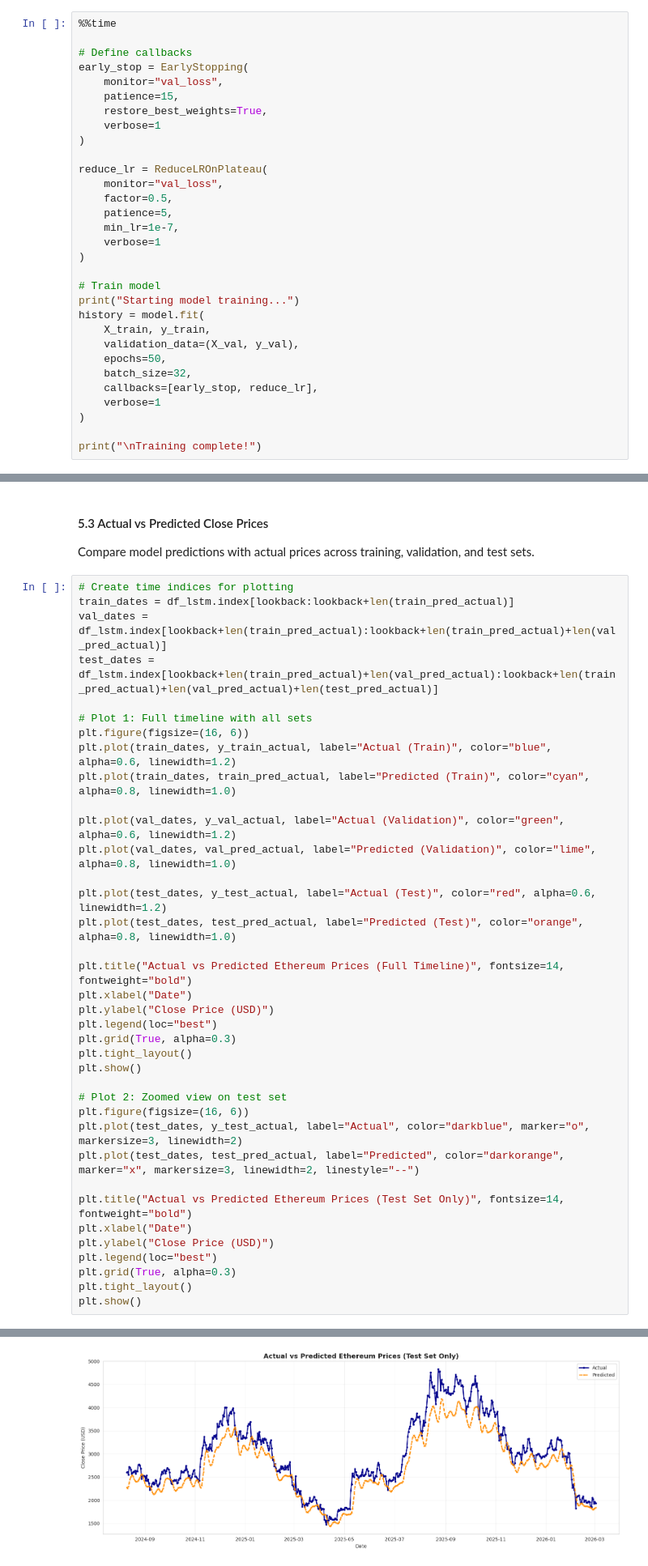
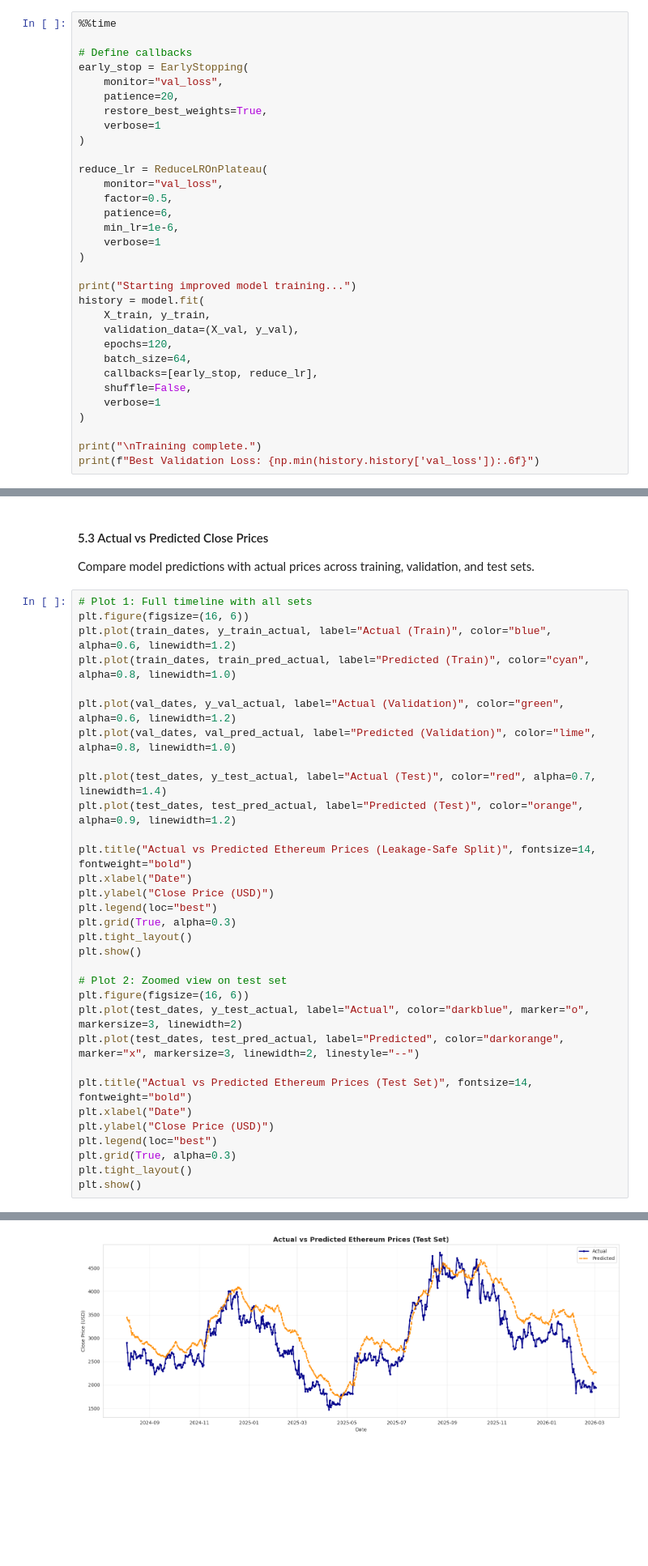
Before and after one commit to santiago-cruzlopez/WLV-MSc-AI, a Jupyter notebook: 02_Deep_Machine_Learning/W8_Final Assessment/Santiago_Cruz_2584023_Ethereum.ipynb, the cells around one changed output, grey strips where cells are left out. Shown at 81% size. Drawn from its saved outputs; the diff is of its cells as text; blank space fills up the shorter version.

```diff
--- a/02_Deep_Machine_Learning/W8_Final Assessment/Santiago_Cruz_2584023_Ethereum.ipynb
+++ b/02_Deep_Machine_Learning/W8_Final Assessment/Santiago_Cruz_2584023_Ethereum.ipynb
@@ -642,7 +607,7 @@ Train the LSTM model with early stopping and learning rate reduction callbacks t
 # Define callbacks
 early_stop = EarlyStopping(
     monitor="val_loss",
-    patience=15,
+    patience=20,
     restore_best_weights=True,
     verbose=1
 )
@@ -650,21 +615,22 @@ early_stop = EarlyStopping(
 reduce_lr = ReduceLROnPlateau(
     monitor="val_loss",
     factor=0.5,
-    patience=5,
-    min_lr=1e-7,
+    patience=6,
+    min_lr=1e-6,
     verbose=1
 )
 
-# Train model
-print("Starting model training...")
+print("Starting improved model training...")
 history = model.fit(
     X_train, y_train,
     validation_data=(X_val, y_val),
-    epochs=50,
-    batch_size=32,
+    epochs=120,
+    batch_size=64,
     callbacks=[early_stop, reduce_lr],
+    shuffle=False,
     verbose=1
 )
 
-print("\nTraining complete!")
+print("\nTraining complete.")
+print(f"Best Validation Loss: {np.min(history.history['val_loss']):.6f}")
 # %% [output]
@@ -773,11 +732,6 @@ Test predictions: 570
 
 Compare model predictions with actual prices across training, validation, and test sets.
 # %%
-# Create time indices for plotting
-train_dates = df_lstm.index[lookback:lookback+len(train_pred_actual)]
-val_dates = df_lstm.index[lookback+len(train_pred_actual):lookback+len(train_pred_actual)+len(val_pred_actual)]
-test_dates = df_lstm.index[lookback+len(train_pred_actual)+len(val_pred_actual):lookback+len(train_pred_actual)+len(val_pred_actual)+len(test_pred_actual)]
-
 # Plot 1: Full timeline with all sets
 plt.figure(figsize=(16, 6))
 plt.plot(train_dates, y_train_actual, label="Actual (Train)", color="blue", alpha=0.6, linewidth=1.2)
@@ -786,10 +740,10 @@ plt.plot(train_dates, train_pred_actual, label="Predicted (Train)", color="cyan"
 plt.plot(val_dates, y_val_actual, label="Actual (Validation)", color="green", alpha=0.6, linewidth=1.2)
 plt.plot(val_dates, val_pred_actual, label="Predicted (Validation)", color="lime", alpha=0.8, linewidth=1.0)
 
-plt.plot(test_dates, y_test_actual, label="Actual (Test)", color="red", alpha=0.6, linewidth=1.2)
-plt.plot(test_dates, test_pred_actual, label="Predicted (Test)", color="orange", alpha=0.8, linewidth=1.0)
+plt.plot(test_dates, y_test_actual, label="Actual (Test)", color="red", alpha=0.7, linewidth=1.4)
+plt.plot(test_dates, test_pred_actual, label="Predicted (Test)", color="orange", alpha=0.9, linewidth=1.2)
 
-plt.title("Actual vs Predicted Ethereum Prices (Full Timeline)", fontsize=14, fontweight="bold")
+plt.title("Actual vs Predicted Ethereum Prices (Leakage-Safe Split)", fontsize=14, fontweight="bold")
 plt.xlabel("Date")
 plt.ylabel("Close Price (USD)")
 plt.legend(loc="best")
@@ -802,7 +756,7 @@ plt.figure(figsize=(16, 6))
 plt.plot(test_dates, y_test_actual, label="Actual", color="darkblue", marker="o", markersize=3, linewidth=2)
 plt.plot(test_dates, test_pred_actual, label="Predicted", color="darkorange", marker="x", markersize=3, linewidth=2, linestyle="--")
 
-plt.title("Actual vs Predicted Ethereum Prices (Test Set Only)", fontsize=14, fontweight="bold")
+plt.title("Actual vs Predicted Ethereum Prices (Test Set)", fontsize=14, fontweight="bold")
 plt.xlabel("Date")
 plt.ylabel("Close Price (USD)")
 plt.legend(loc="best")
@@ -814,4 +768,4 @@ plt.show()
-[figure, old version]
+[figure, new version]
 # %% [markdown]
 #### 5.4 Performance Metrics
 
```
Also changed, not shown: parts of 20 cells of this notebook, 10 other files.
